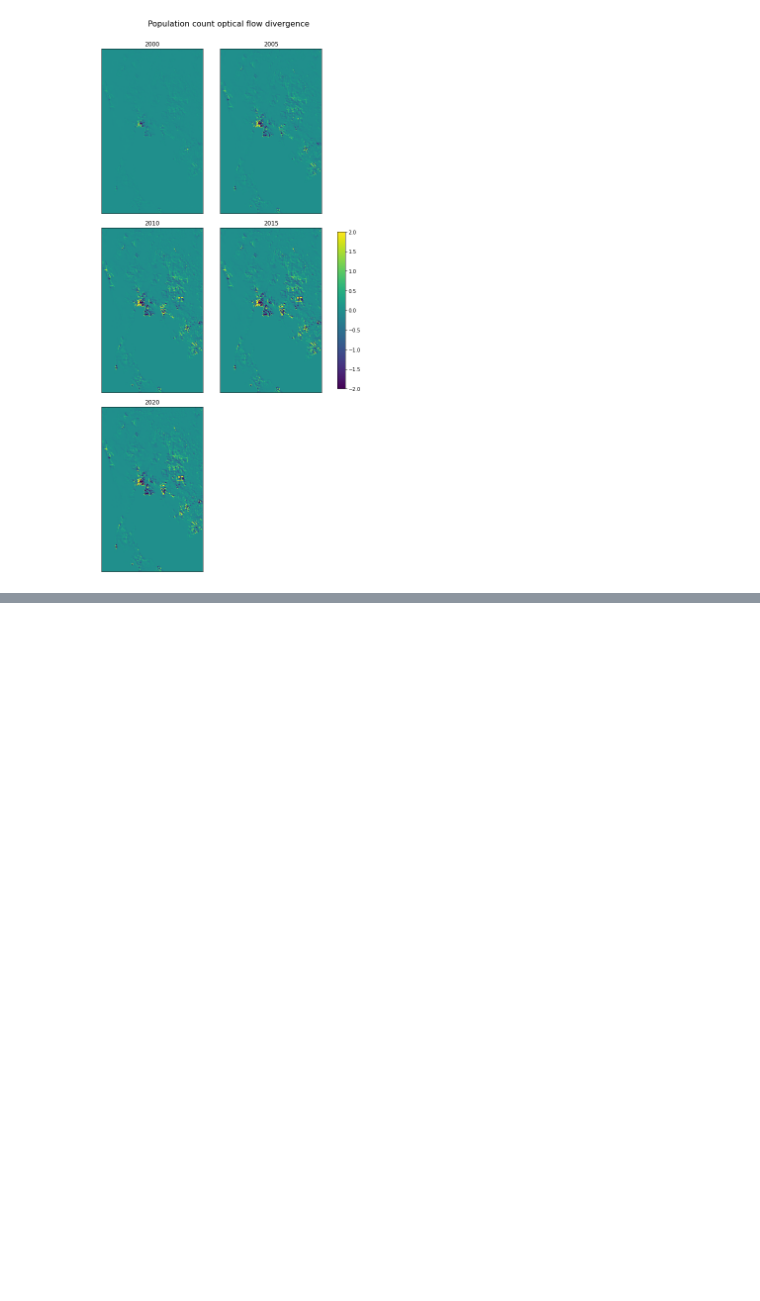
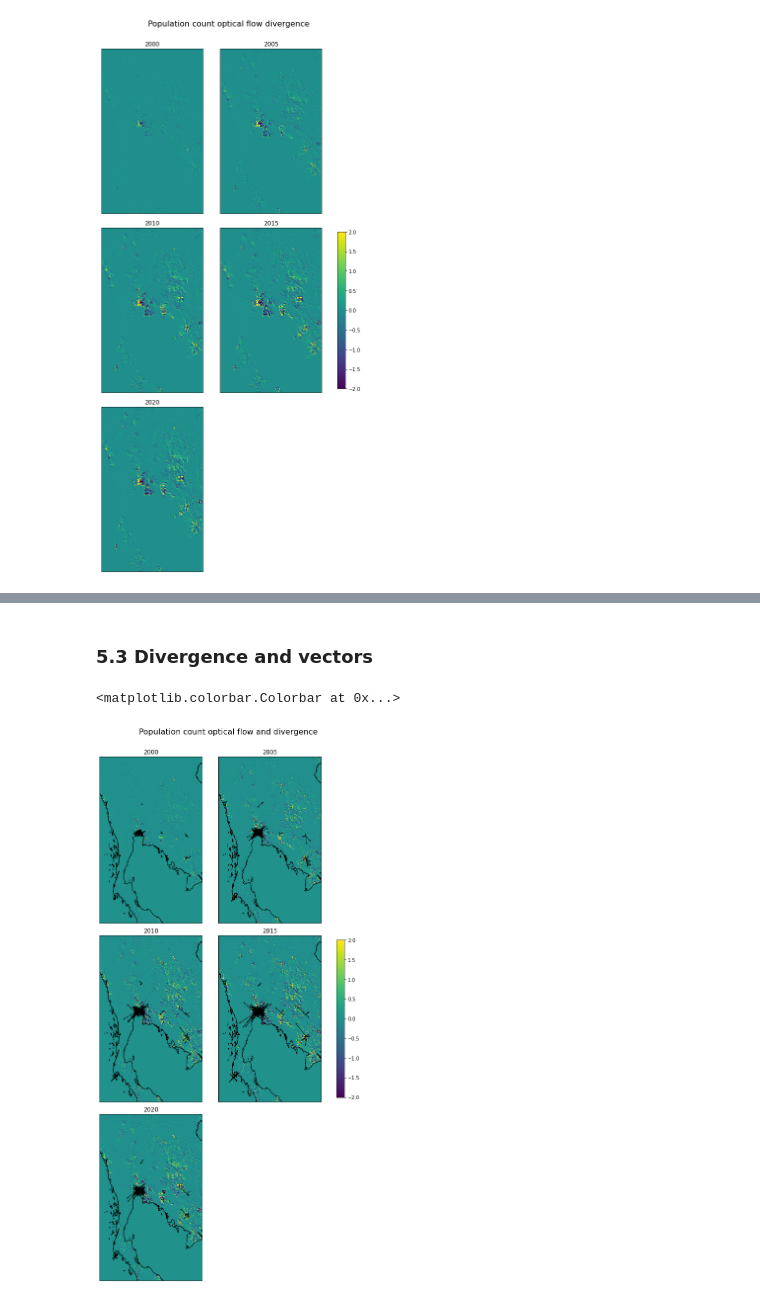
Before and after one commit to olley102/CommunityDetectionURSS, a Jupyter notebook: gpw_optical_flow.ipynb, the cells around one changed output, grey strips where cells are left out. Cells and saved outputs as stored; diff of their text form; code cells hidden in the pictures; blank space fills up the shorter version.

```diff
--- a/gpw_optical_flow.ipynb
+++ b/gpw_optical_flow.ipynb
@@ -147,0 +293,34 @@ fig.colorbar(im, ax=axes, shrink=0.3)
+# %% [markdown]
+### 5.3 Divergence and vectors
+# %%
+fig = plt.figure(figsize=(9, 16))
+fig.suptitle('Population count optical flow and divergence', fontsize=16)
+
+quiver_kwargs = {'headwidth': 2.5, 'headlength': 3.5, 'scale': 50,
+                 'scale_units': 'xy', 'angles': 'uv', 'zorder': 2,
+                 'rasterized': None}
+cmesh_kwargs = {'vmin': -2, 'vmax': 2}
+
+axes = []
+
+for i in range(5):
+  div_cube = dummy_cube.copy(data=uv_div[..., i])
+
+  axes.append(fig.add_subplot(3, 2, i+1, projection=crs_latlon))
+  cmesh = iplt.pcolormesh(div_cube, **cmesh_kwargs)
+
+  plt.quiver(lon_reduce, lat_reduce, *uv_th_frames[i], **quiver_kwargs)
+
+  axes[i].xaxis.set_visible(False)
+  axes[i].yaxis.set_visible(False)
+  axes[i].set_title(years[i])
+  axes[i].set_xlim(long_start, long_end)
+  axes[i].set_ylim(lat_end, lat_start)
+  axes[i].coastlines()
+
+fig.tight_layout()
+plt.subplots_adjust(top=0.93)
+fig.colorbar(cmesh, ax=axes, shrink=0.3)
+# %% [output]
+<matplotlib.colorbar.Colorbar at 0x...>
+[figure, added]
```
Also changed, not shown: parts of 18 cells of this notebook.
